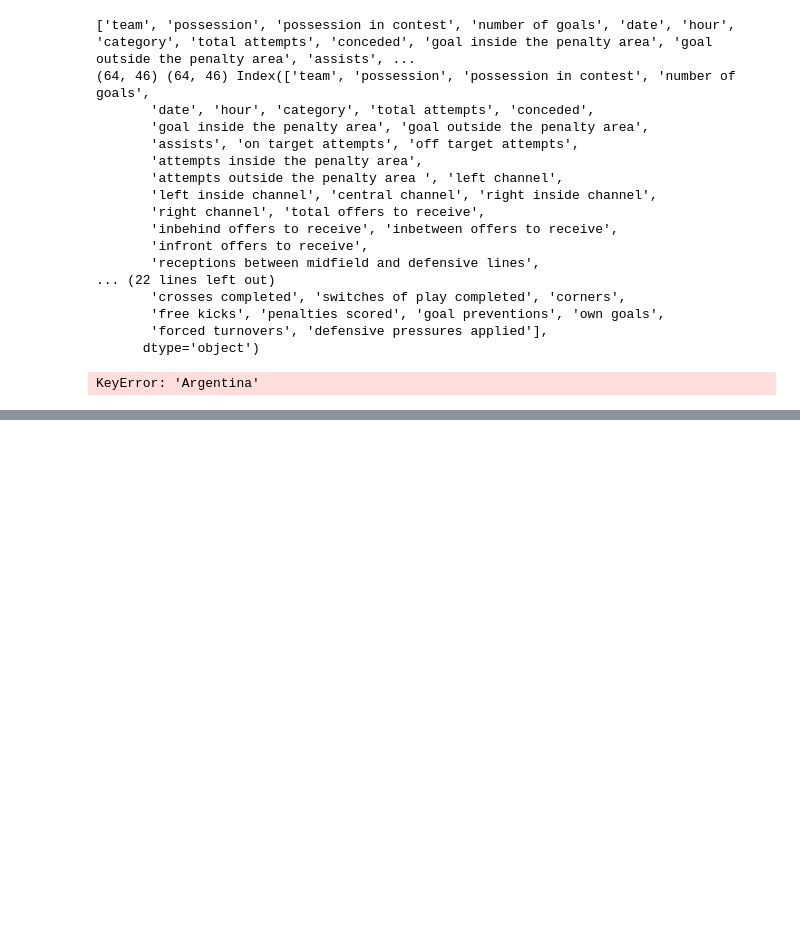
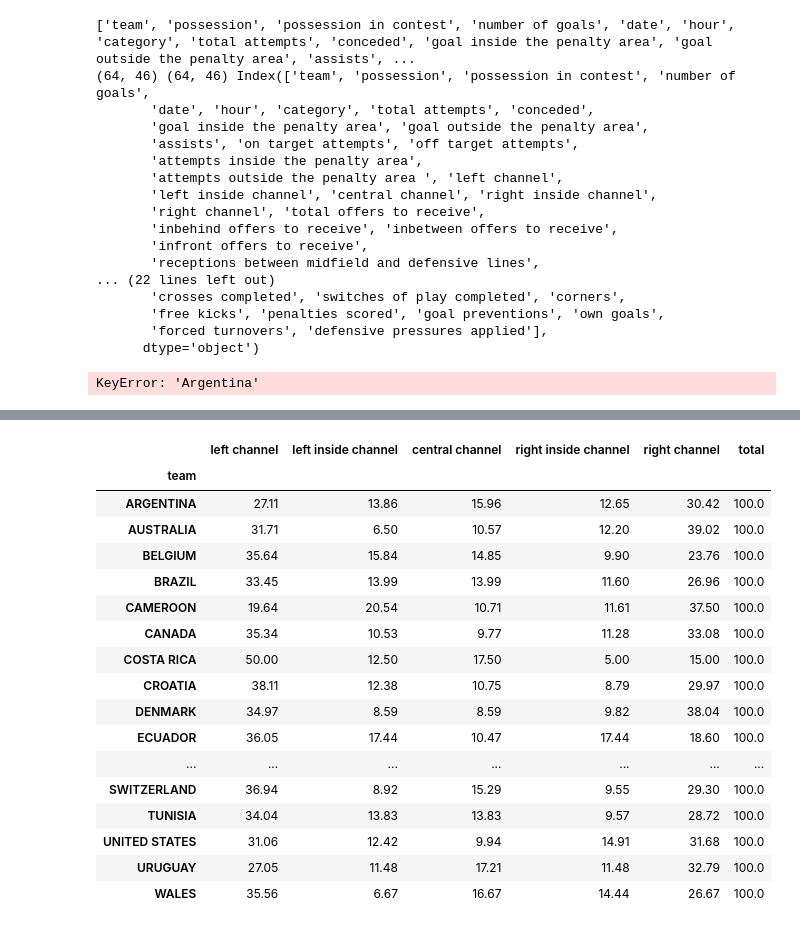
Before and after one commit to AdrielSalguero/Qatar-2022-games-analysis, a Jupyter notebook: deepnote/Qatar-2022-analysis/Notebook 1.ipynb, the cells around one changed output, grey strips where cells are left out. Drawn from its saved outputs; the diff is of its cells as text; code cells hidden in the pictures; blank space fills up the shorter version.

```diff
--- a/deepnote/Qatar-2022-analysis/Notebook 1.ipynb
+++ b/deepnote/Qatar-2022-analysis/Notebook 1.ipynb
@@ -193,0 +202,31 @@ qatar_teams_grouped
+# %%
+qatar_teams_attack= qatar_teams.groupby('team').agg({'left channel': 'sum',
+                                                'left inside channel': 'sum',
+                                                'central channel': 'sum',
+                                                'right inside channel': 'sum',
+                                                'right channel': 'sum'})
+
+qatar_teams_attack['total'] = qatar_teams_attack.sum(axis=1)
+
+for columna in qatar_teams_attack.columns:
+    qatar_teams_attack[columna] = round((qatar_teams_attack[columna]/ qatar_teams_attack['total'])*100,2)
+qatar_teams_attack
+# %% [output]
+|  | left channel | left inside channel | central channel | right inside channel | right channel | total |
+| team |  |  |  |  |  |  |
+| ARGENTINA | 27.11 | 13.86 | 15.96 | 12.65 | 30.42 | 100.0 |
+| AUSTRALIA | 31.71 | 6.50 | 10.57 | 12.20 | 39.02 | 100.0 |
+| BELGIUM | 35.64 | 15.84 | 14.85 | 9.90 | 23.76 | 100.0 |
+| BRAZIL | 33.45 | 13.99 | 13.99 | 11.60 | 26.96 | 100.0 |
+| CAMEROON | 19.64 | 20.54 | 10.71 | 11.61 | 37.50 | 100.0 |
+| CANADA | 35.34 | 10.53 | 9.77 | 11.28 | 33.08 | 100.0 |
+| COSTA RICA | 50.00 | 12.50 | 17.50 | 5.00 | 15.00 | 100.0 |
+| CROATIA | 38.11 | 12.38 | 10.75 | 8.79 | 29.97 | 100.0 |
+| DENMARK | 34.97 | 8.59 | 8.59 | 9.82 | 38.04 | 100.0 |
+| ECUADOR | 36.05 | 17.44 | 10.47 | 17.44 | 18.60 | 100.0 |
+| ... | ... | ... | ... | ... | ... | ... |
+| SWITZERLAND | 36.94 | 8.92 | 15.29 | 9.55 | 29.30 | 100.0 |
+| TUNISIA | 34.04 | 13.83 | 13.83 | 9.57 | 28.72 | 100.0 |
+| UNITED STATES | 31.06 | 12.42 | 9.94 | 14.91 | 31.68 | 100.0 |
+| URUGUAY | 27.05 | 11.48 | 17.21 | 11.48 | 32.79 | 100.0 |
+| WALES | 35.56 | 6.67 | 16.67 | 14.44 | 26.67 | 100.0 |
```
Also changed, not shown: parts of 3 cells of this notebook.
